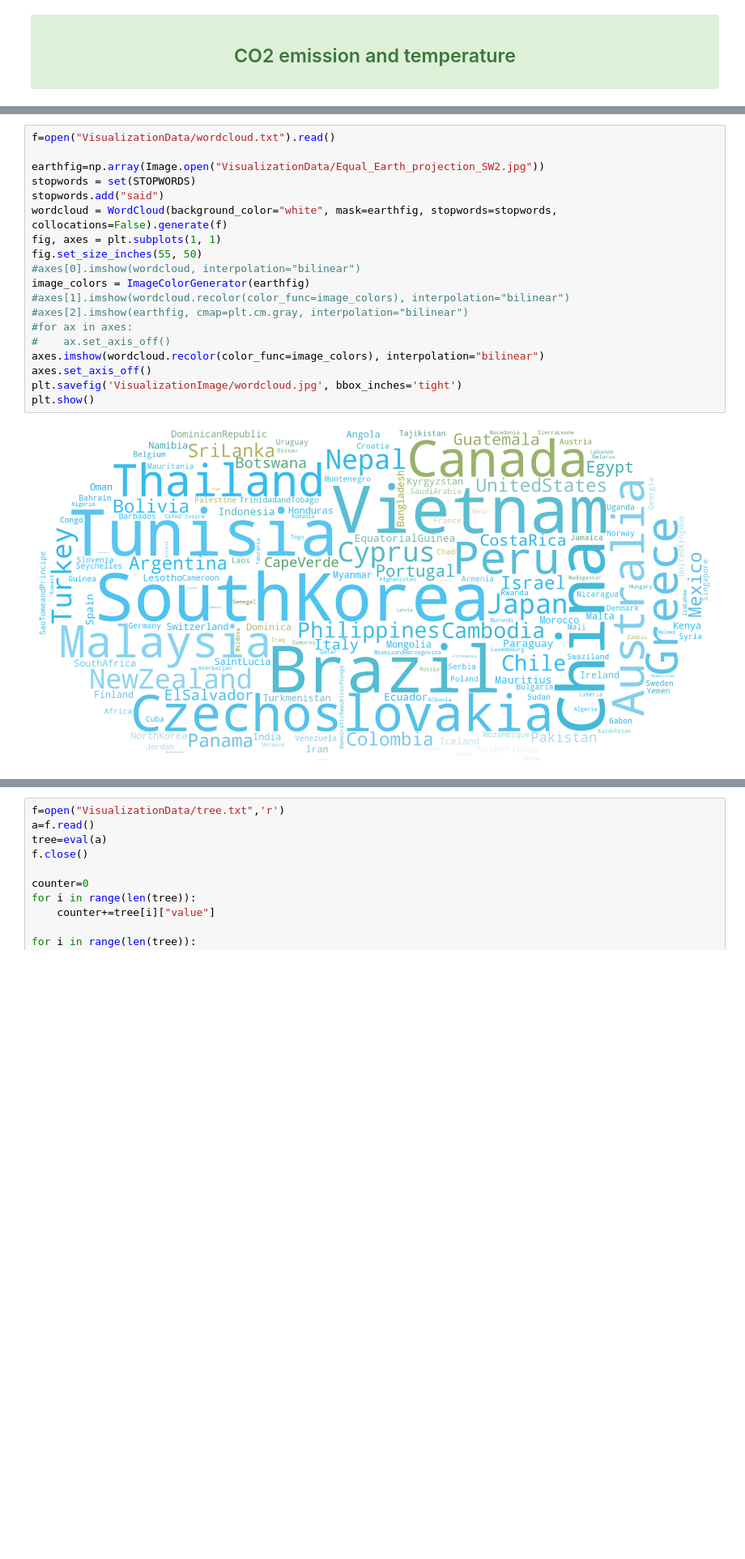
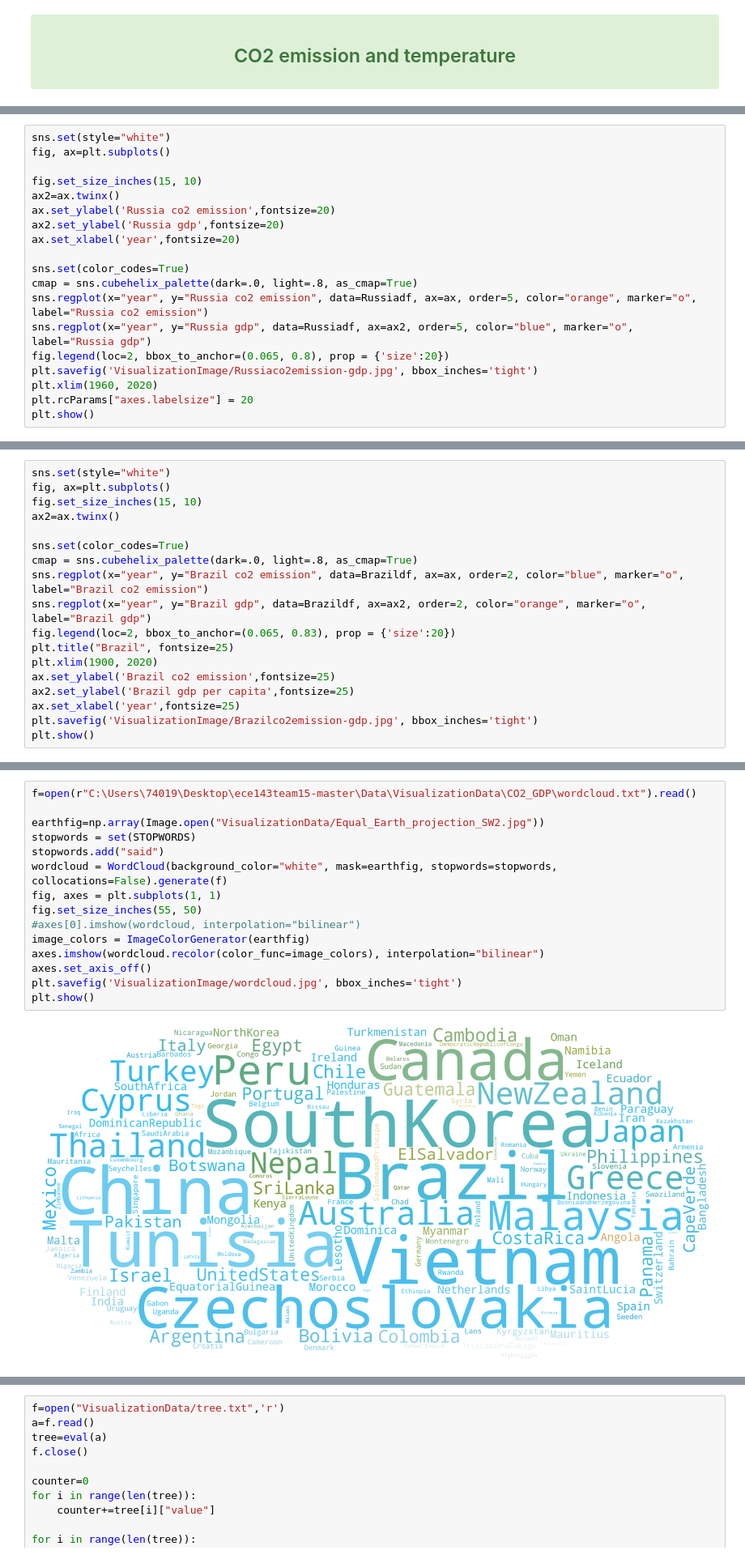
Before and after one commit to yueyang1101/ece143team15, a Jupyter notebook: visualizationcode.ipynb, the cells around one changed output, grey strips where cells are left out. Shown at 81% size. Drawn from its saved outputs; the diff is of its cells as text; blank space fills up the shorter version.

```diff
--- a/visualizationcode.ipynb
+++ b/visualizationcode.ipynb
@@ -124,0 +244,19 @@ plt.show()
+# %%
+sns.set(style="white")
+fig, ax=plt.subplots()
+
+fig.set_size_inches(15, 10)
+ax2=ax.twinx()
+ax.set_ylabel('Russia co2 emission',fontsize=20)
+ax2.set_ylabel('Russia gdp',fontsize=20)
+ax.set_xlabel('year',fontsize=20)
+
+sns.set(color_codes=True)
+cmap = sns.cubehelix_palette(dark=.0, light=.8, as_cmap=True)
+sns.regplot(x="year", y="Russia co2 emission", data=Russiadf, ax=ax, order=5, color="orange", marker="o", label="Russia co2 emission")
+sns.regplot(x="year", y="Russia gdp", data=Russiadf, ax=ax2, order=5, color="blue", marker="o", label="Russia gdp")
+fig.legend(loc=2, bbox_to_anchor=(0.065, 0.8), prop = {'size':20})
+plt.savefig('VisualizationImage/Russiaco2emission-gdp.jpg', bbox_inches='tight')
+plt.xlim(1960, 2020)
+plt.rcParams["axes.labelsize"] = 20
+plt.show()
@@ -124,0 +265,18 @@ plt.show()
+# %%
+sns.set(style="white")
+fig, ax=plt.subplots()
+fig.set_size_inches(15, 10)
+ax2=ax.twinx()
+
+sns.set(color_codes=True)
+cmap = sns.cubehelix_palette(dark=.0, light=.8, as_cmap=True)
+sns.regplot(x="year", y="Brazil co2 emission", data=Brazildf, ax=ax, order=2, color="blue", marker="o", label="Brazil co2 emission")
+sns.regplot(x="year", y="Brazil gdp", data=Brazildf, ax=ax2, order=2, color="orange", marker="o", label="Brazil gdp")
+fig.legend(loc=2, bbox_to_anchor=(0.065, 0.83), prop = {'size':20})
+plt.title("Brazil", fontsize=25)
+plt.xlim(1900, 2020)
+ax.set_ylabel('Brazil co2 emission',fontsize=25)
+ax2.set_ylabel('Brazil gdp per capita',fontsize=25)
+ax.set_xlabel('year',fontsize=25)
+plt.savefig('VisualizationImage/Brazilco2emission-gdp.jpg', bbox_inches='tight')
+plt.show()
@@ -125,21 +285,17 @@ plt.show()
 # %%
-f=open("VisualizationData/wordcloud.txt").read()
+f=open(r"C:\Users\74019\Desktop\ece143team15-master\Data\VisualizationData\CO2_GDP\wordcloud.txt").read()
 
 earthfig=np.array(Image.open("VisualizationData/Equal_Earth_projection_SW2.jpg"))
 stopwords = set(STOPWORDS)
 stopwords.add("said")
 wordcloud = WordCloud(background_color="white", mask=earthfig, stopwords=stopwords, collocations=False).generate(f)
 fig, axes = plt.subplots(1, 1)
 fig.set_size_inches(55, 50)
 #axes[0].imshow(wordcloud, interpolation="bilinear")
 image_colors = ImageColorGenerator(earthfig)
-#axes[1].imshow(wordcloud.recolor(color_func=image_colors), interpolation="bilinear")
-#axes[2].imshow(earthfig, cmap=plt.cm.gray, interpolation="bilinear")
-#for ax in axes:
-#    ax.set_axis_off()
 axes.imshow(wordcloud.recolor(color_func=image_colors), interpolation="bilinear")
 axes.set_axis_off()
 plt.savefig('VisualizationImage/wordcloud.jpg', bbox_inches='tight')
 plt.show()
 # %% [output]
-[figure, old version]
+[figure, new version]
```
Also changed, not shown: parts of 12 cells of this notebook, 31 other files.
